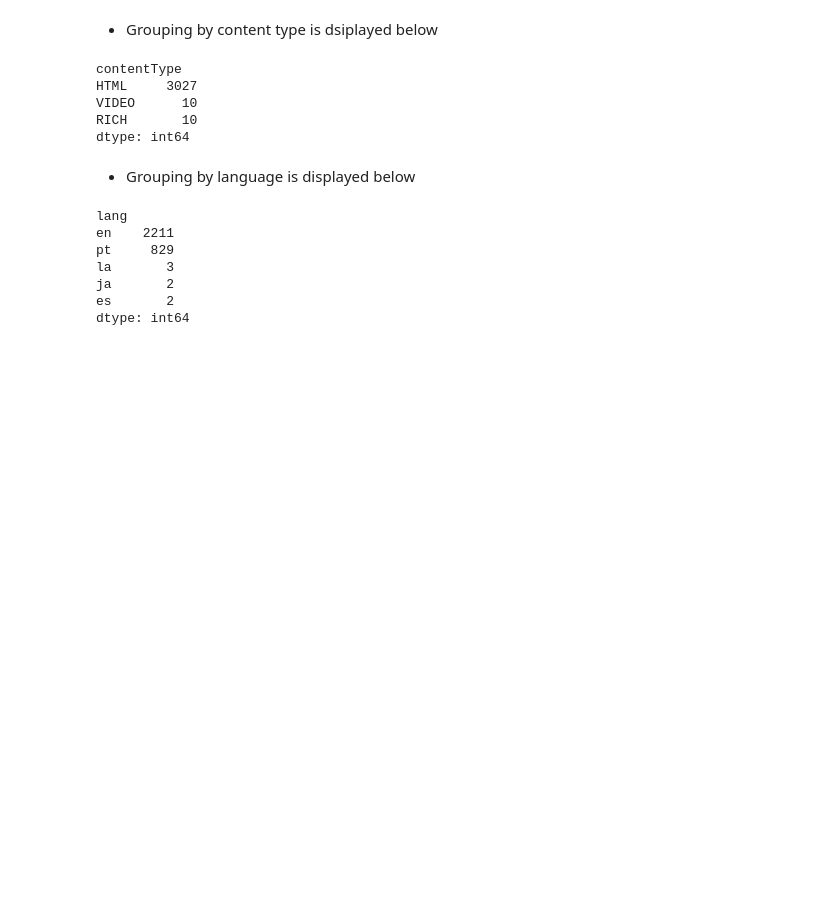
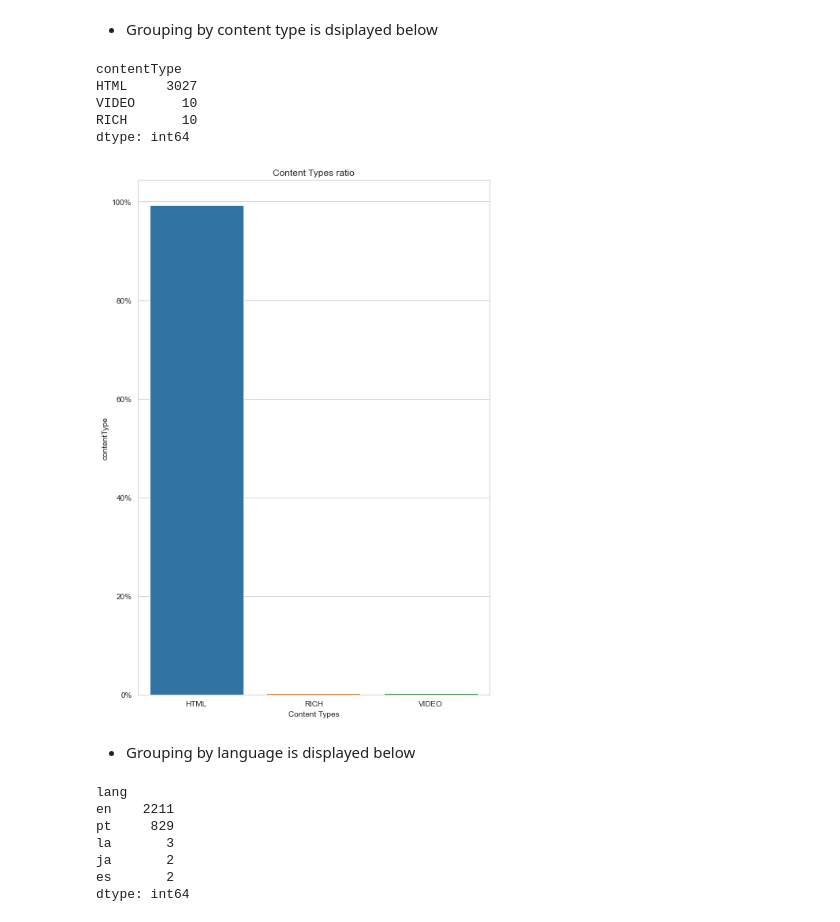
Before and after one commit to Vasanthagokul/Recommendation-System-Analysis, a Jupyter notebook: Complete_Project_Analysis_EDA_Recommendation_System.ipynb, the cells around one changed output. Saved outputs shown, nothing was run; the diff lists cells and outputs as text; code cells hidden in the pictures; blank space fills up the shorter version.

```diff
--- a/Complete_Project_Analysis_EDA_Recommendation_System.ipynb
+++ b/Complete_Project_Analysis_EDA_Recommendation_System.ipynb
@@ -667,6 +741,11 @@ HTML     3027
 VIDEO      10
 RICH       10
 dtype: int64
+# %%
+xContent, yContent = getCount(articles_df["contentType"])
+myPlot(xContent, yContent, xLable="Content Types", yLable="% Percentage", title="Content Types ratio",figsize=(8,12),type='bar')
+# %% [output]
+[figure, added]
 # %% [markdown]
 + Grouping by language is displayed below
 # %%
```
Also changed, not shown: parts of 18 cells of this notebook.
